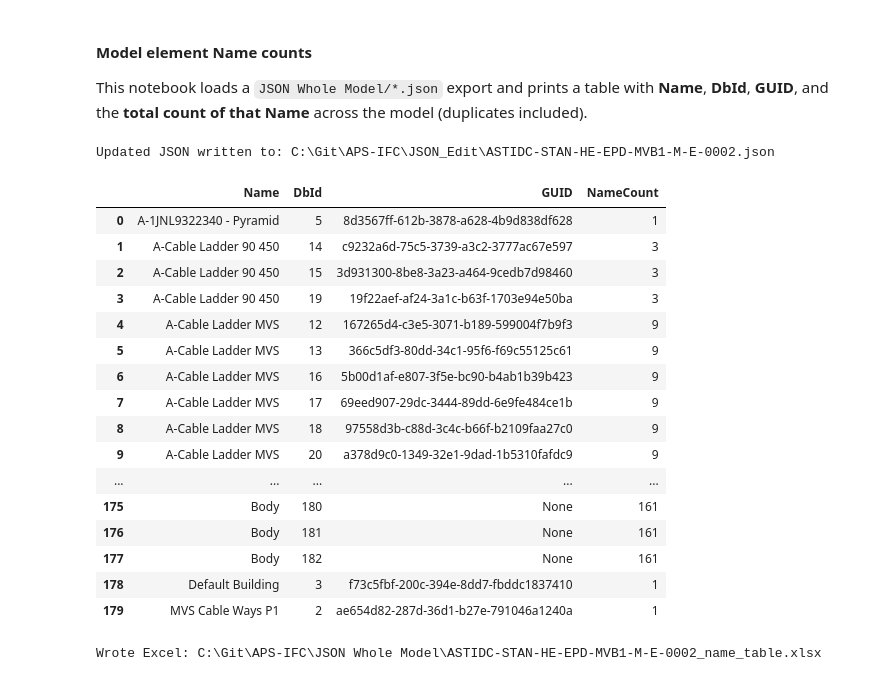
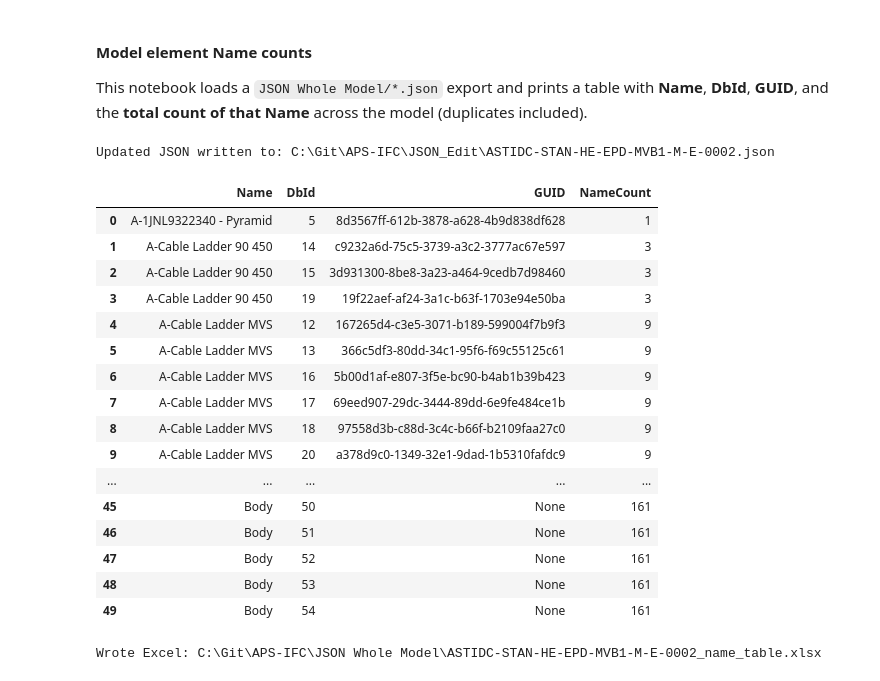
Before and after one commit to plarchi/MsC-IFC-APS, a Jupyter notebook: PyDataTransform/Rename_Notebook.ipynb, the cells around one changed output. Cells and saved outputs as stored; diff of their text form; code cells hidden in the pictures.

```diff
--- a/PyDataTransform/Rename_Notebook.ipynb
+++ b/PyDataTransform/Rename_Notebook.ipynb
@@ -73,39 +73,39 @@ df['Name'] = df['Name'].apply(_strip_guid_prefix)
 df.to_json(working_json_path, orient='records', force_ascii=False, indent=2)
 print(f"Updated JSON written to: {working_json_path}")
 
 # Build GUID + NameCount columns
 df['GUID'] = df['Properties'].apply(_extract_guid)
 name_counts = df['Name'].value_counts(dropna=False)
 df['NameCount'] = df['Name'].map(name_counts)
 
 table = (
     df[['Name', 'DbId', 'GUID', 'NameCount']]
     .sort_values(['Name', 'DbId'], kind='stable')
     .reset_index(drop=True)
 )
 
 # 4) Print out the updated table
-rows_to_show = 200  # set to None to show all rows (can be slow/huge)
+rows_to_show = 50  # set to None to show all rows (can be slow/huge)
 table if rows_to_show is None else table.head(rows_to_show)
 # %% [output]
 Updated JSON written to: C:\Git\APS-IFC\JSON_Edit\ASTIDC-STAN-HE-EPD-MVB1-M-E-0002.json
 |  | Name | DbId | GUID | NameCount |
 | 0 | A-1JNL9322340 - Pyramid | 5 | 8d3567ff-612b-3878-a628-4b9d838df628 | 1 |
 | 1 | A-Cable Ladder 90 450 | 14 | c9232a6d-75c5-3739-a3c2-3777ac67e597 | 3 |
 | 2 | A-Cable Ladder 90 450 | 15 | 3d931300-8be8-3a23-a464-9cedb7d98460 | 3 |
 | 3 | A-Cable Ladder 90 450 | 19 | 19f22aef-af24-3a1c-b63f-1703e94e50ba | 3 |
 | 4 | A-Cable Ladder MVS | 12 | 167265d4-c3e5-3071-b189-599004f7b9f3 | 9 |
 | 5 | A-Cable Ladder MVS | 13 | 366c5df3-80dd-34c1-95f6-f69c55125c61 | 9 |
 | 6 | A-Cable Ladder MVS | 16 | 5b00d1af-e807-3f5e-bc90-b4ab1b39b423 | 9 |
 | 7 | A-Cable Ladder MVS | 17 | 69eed907-29dc-3444-89dd-6e9fe484ce1b | 9 |
 | 8 | A-Cable Ladder MVS | 18 | 97558d3b-c88d-3c4c-b66f-b2109faa27c0 | 9 |
 | 9 | A-Cable Ladder MVS | 20 | a378d9c0-1349-32e1-9dad-1b5310fafdc9 | 9 |
 | ... | ... | ... | ... | ... |
-| 175 | Body | 180 | None | 161 |
-| 176 | Body | 181 | None | 161 |
-| 177 | Body | 182 | None | 161 |
-| 178 | Default Building | 3 | f73c5fbf-200c-394e-8dd7-fbddc1837410 | 1 |
-| 179 | MVS Cable Ways P1 | 2 | ae654d82-287d-36d1-b27e-791046a1240a | 1 |
+| 45 | Body | 50 | None | 161 |
+| 46 | Body | 51 | None | 161 |
+| 47 | Body | 52 | None | 161 |
+| 48 | Body | 53 | None | 161 |
+| 49 | Body | 54 | None | 161 |
 # %%
 # Export the table
 out_dir = input_path.parent
```
Also changed, not shown: parts of 1 cell of this notebook, 2 other files.
